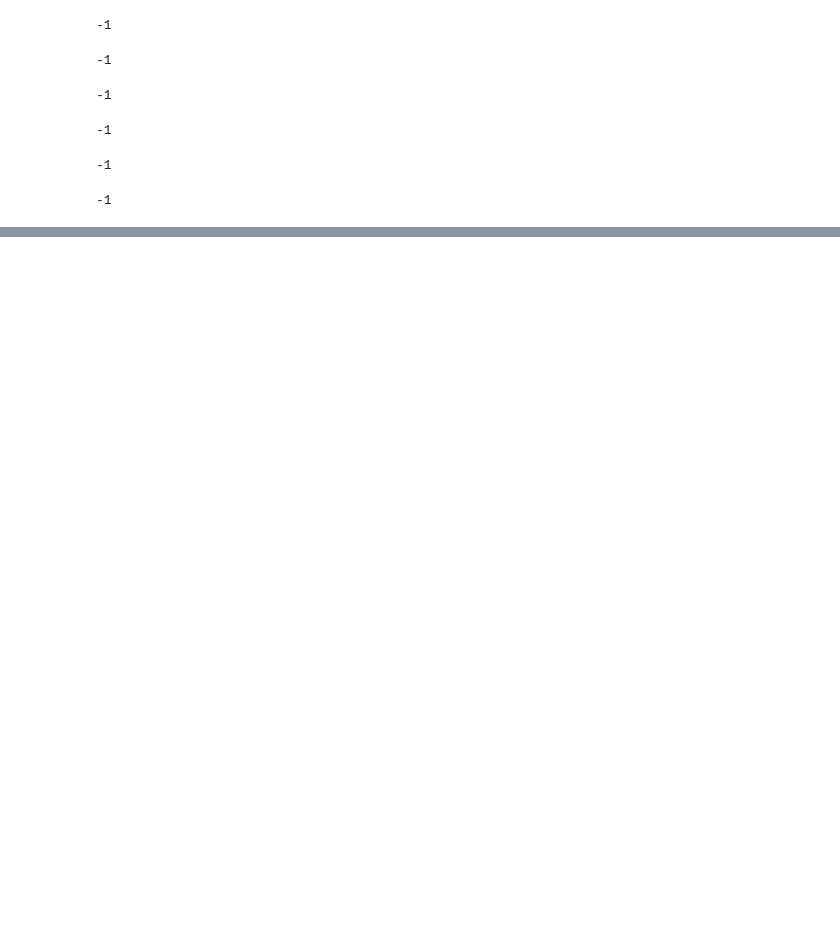
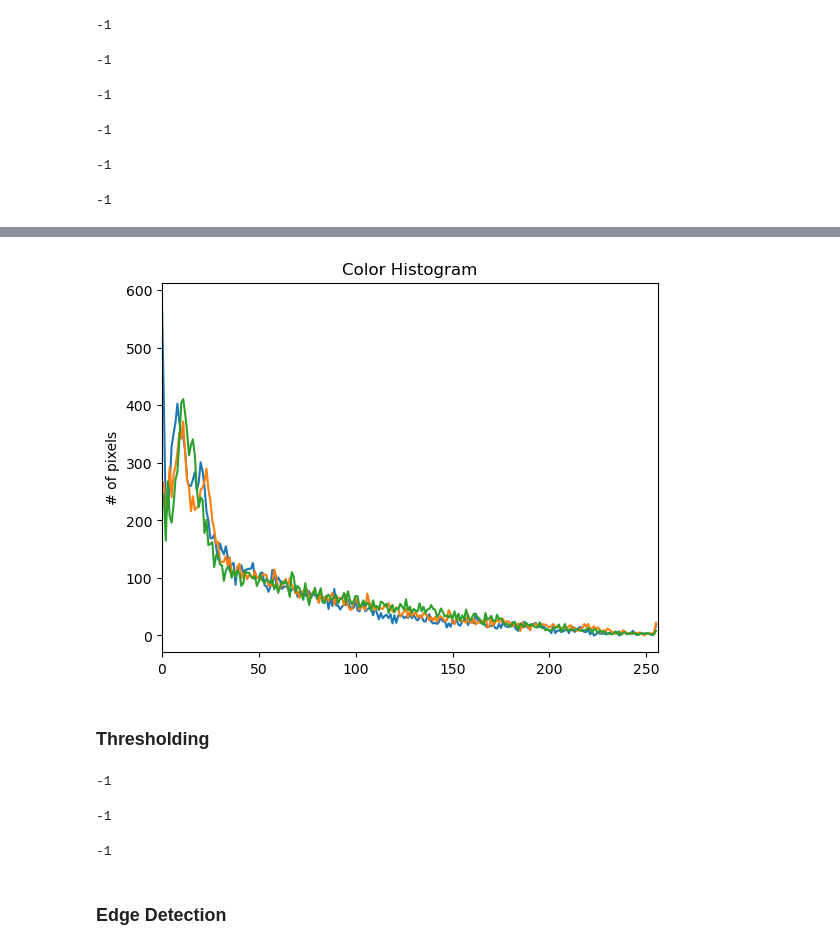
Before and after one commit to Shanu-Mathew/OpenCV-Reference-Notes, a Jupyter notebook: OpenCV.ipynb, the cells around one changed output, grey strips where cells are left out. Saved outputs shown, nothing was run; the diff lists cells and outputs as text; code cells hidden in the pictures; blank space fills up the shorter version.

```diff
--- a/OpenCV.ipynb
+++ b/OpenCV.ipynb
@@ -132,0 +546,51 @@ cv.waitKey(0)
+# %%
+#Color Histogram
+circle=cv.circle(blank,(imag.shape[1]//2,imag.shape[0]//2)
+               ,75,255,-1)
+mask=cv.bitwise_and(gray,gray,mask=circle)
+
+plt.figure()
+plt.title('Color Histogram')
+plt.ylabel('Bins')
+plt.ylabel('# of pixels')
+colors=('b','g','r')
+for i,col in enumerate(colors):
+    hist=cv.calcHist([imag],[i],mask,[256],[0,256])
+    plt.plot(hist)
+    plt.xlim([0,256])
+plt.show()
+# %% [output]
+[figure, added]
+# %% [markdown]
+### Thresholding
+# %%
+#Simple Thresholding
+gray=cv.cvtColor(imag,cv.COLOR_BGR2GRAY)
+
+threshold,thresh=cv.threshold(gray,90,255,cv.THRESH_BINARY)
+cv.imshow('Simple Threshold',thresh)
+
+cv.waitKey(0)
+# %% [output]
+-1
+# %%
+#Inverse Simple Thresholding
+threshold, thresh_inv=cv.threshold(gray,60,255,cv.THRESH_BINARY_INV)
+cv.imshow('Simple Threshold Inverse',thresh_inv)
+
+cv.waitKey(0)
+# %% [output]
+-1
+# %%
+#Adaptive Thresholding
+#In simple thresholding, we were manually entering the
+#threshold value, but in more advanced CV we need to
+#let the computer decide the mode optimised threshold value
+adaptive_thresh=cv.adaptiveThreshold(gray,255,cv.ADAPTIVE_THRESH_MEAN_C,cv.THRESH_BINARY,15,12)
+cv.imshow('Adaptive Thresholding',adaptive_thresh)
+
+cv.waitKey(0)
+# %% [output]
+-1
+# %% [markdown]
+### Edge Detection
```
Also changed, not shown: parts of 69 cells of this notebook, 7 other files.
